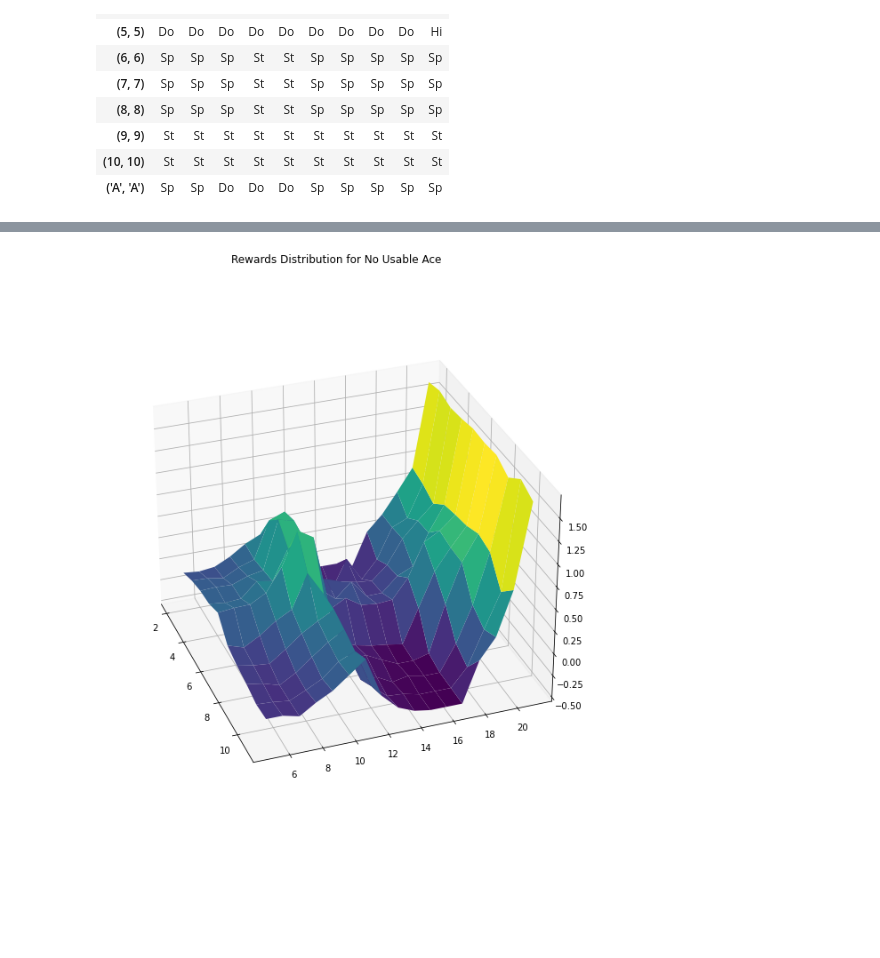
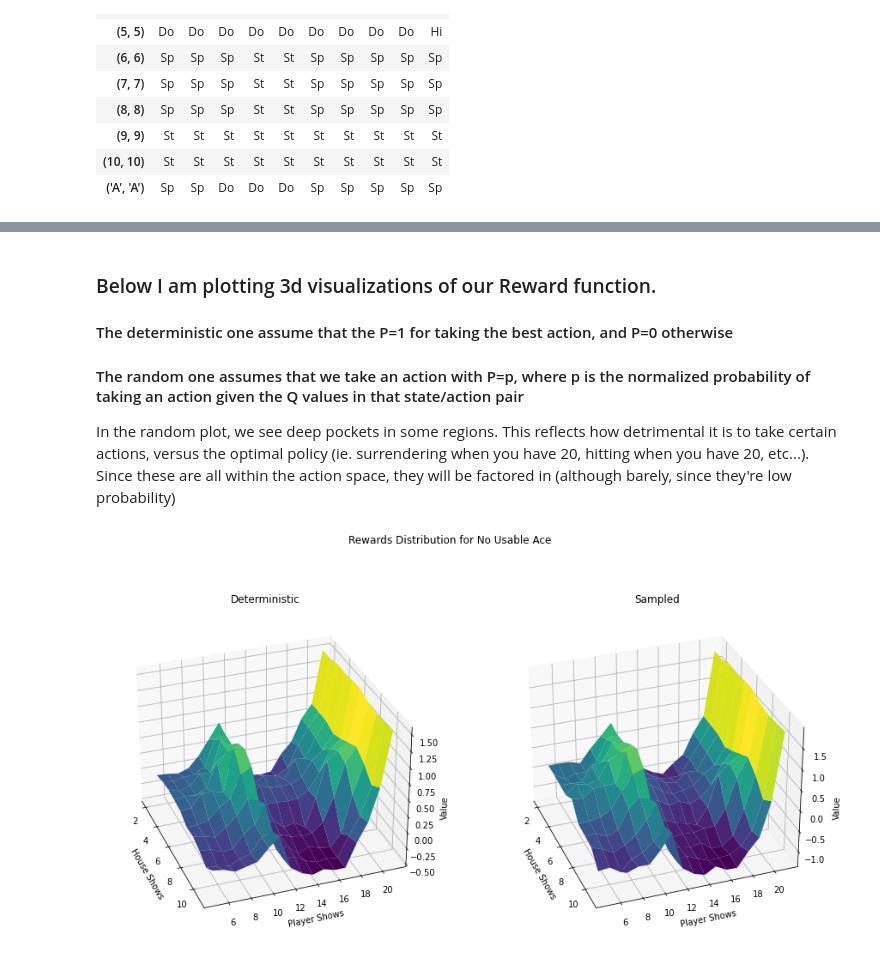
Before and after one commit to petersim1/Blackjack_RL, a Jupyter notebook: Blackjack.ipynb, the cells around one changed output, grey strips where cells are left out. Saved outputs shown, nothing was run; the diff lists cells and outputs as text; code cells hidden in the pictures; blank space fills up the shorter version.

Commit message:
added sampling in q values in policy learning

```diff
--- a/Blackjack.ipynb
+++ b/Blackjack.ipynb
@@ -376,27 +515,57 @@ value = np.zeros((3,21+1,11+1))
 # %%
+# Two ways to define value function
+# 1. Deterministic. Pick best action
+# 2. Random. Pick best action according to probability, which is normalized from possible q-values
+
 for k,v in Qlearned['noSplit'].items() :
     p,h,a = k
     fill[int(a),p,h] = max(v,key=v.get)[:2].title()
-    value[int(a),p,h] = max(v.values()) # in my case, I'm saying always choose best option (ie. P=1, all else P=0)
-#     for k1,v1 in v.items() :
-#         value[int(a),p,h] += v1*1/len(v) #equal probability of taking each action.
+    value_det[int(a),p,h] = max(v.values()) # Deterministic
+    if not int(a) :
+        if p == 21 : # if we're at 21, the only policy is to stay.
+            value_det[int(a),p,h] = max(v.values())
+    for k1,v1 in v.items() :
+        value_rand[int(a),p,h] += v1*np.exp(v1)/np.exp(np.array(list(v.values()))).sum() # Random
 
 for k,v in Qlearned['canSplit'].items() :
     p,h,a = k
     if not isinstance(p,int) :
         p = 11
     fill[2,p,h] = max(v,key=v.get)[:2].title()
-    value[2,p,h] = max(v.values()) # in my case, I'm saying always choose best option (ie. P=1, all else P=0)
-#     for k1,v1 in v.items() :
-#         value[2,p,h] += v1*1/len(v) #equal probability of taking each action.
+    value_det[2,p,h] = max(v.values()) # Deterministic
+    for k1,v1 in v.items() :
+        value_rand[2,p,h] += v1*np.exp(v1)/np.exp(np.array(list(v.values()))).sum() # Random
+# %% [markdown]
+### Below I am plotting 3d visualizations of our Reward function.
+
+#### The deterministic one assume that the P=1 for taking the best action, and P=0 otherwise
+#### The random one assumes that we take an action with P=p, where p is the normalized probability of taking an action given the Q values in that state/action pair
+
+In the random plot, we see deep pockets in some regions. This reflects how detrimental it is to take certain actions, versus the optimal policy (ie. surrendering when you have 20, hitting when you have 20, etc...). Since these are all within the action space, they will be factored in (although barely, since they're low probability)
 # %%
-noAceMesh = value[0][5:,2:]
+fig = plt.figure(figsize=(15,8))
+fig.suptitle('Rewards Distribution for No Usable Ace')
+ax = fig.add_subplot(121, projection='3d')
+ax.set_title('Deterministic')
+
+noAceMesh = value_det[0][5:,2:]
 x,y = np.meshgrid(range(2,12),range(5,22))
-fig = plt.figure(figsize=(10,10))
-fig.suptitle('Rewards Distribution for No Usable Ace')
-ax = plt.axes(projection='3d')
 ax.plot_surface(x, y, noAceMesh, rstride=1, cstride=1,cmap='viridis', edgecolor='none')
 ax.view_init(azim=-20)
+ax.set_xlabel('House Shows')
+ax.set_ylabel('Player Shows')
+ax.set_zlabel('Value')
+
+ax = fig.add_subplot(122, projection='3d')
+ax.set_title('Sampled')
+noAceMesh = value_rand[0][5:,2:]
+x,y = np.meshgrid(range(2,12),range(5,22))
+ax.plot_surface(x, y, noAceMesh, rstride=1, cstride=1,cmap='viridis', edgecolor='none')
+ax.view_init(azim=-20)
+ax.set_xlabel('House Shows')
+ax.set_ylabel('Player Shows')
+ax.set_zlabel('Value')
+plt.show()
 # %% [output]
-[figure, old version]
+[figure, new version]
 # %%
```
Also changed, not shown: parts of 26 cells of this notebook, 2 other files.
